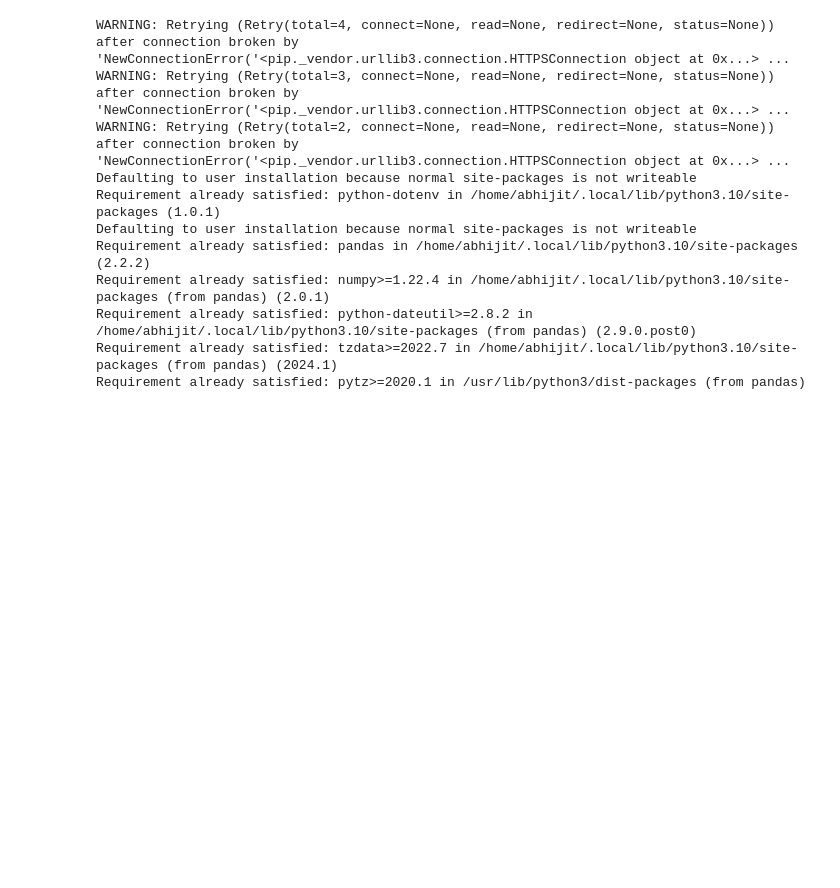
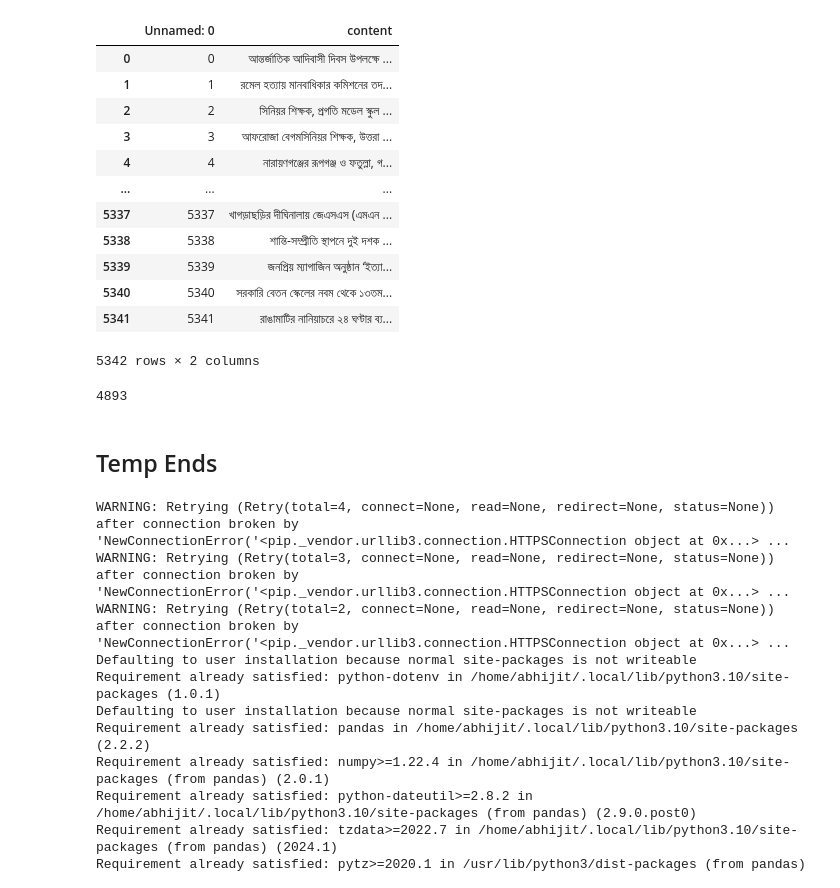
Before and after one commit to abj-paul/Representation-Discrimination-of-Ethnic-People-in-Bangladesh, a Jupyter notebook: few-shot-classification/Gemini_1_5.ipynb, the cells around one changed output. Saved outputs shown, nothing was run; the diff lists cells and outputs as text; code cells hidden in the pictures; blank space fills up the shorter version.

```diff
--- a/few-shot-classification/Gemini_1_5.ipynb
+++ b/few-shot-classification/Gemini_1_5.ipynb
@@ -1,3 +1,31 @@
+# %%
+import pandas as pd
+df = pd.read_csv("../annotation-tool/backend/ethnic_dataset_exp0_5342.csv")
+df
+# %% [output]
+|  | Unnamed: 0 | content |
+| 0 | 0 | আন্তর্জাতিক আদিবাসী দিবস উপলক্ষে ... |
+| 1 | 1 | রমেল হত্যায় মানবাধিকার কমিশনের তদ... |
+| 2 | 2 | সিনিয়র শিক্ষক, প্রগতি মডেল স্কুল ... |
+| 3 | 3 | আফরোজা বেগমসিনিয়র শিক্ষক, উত্তরা ... |
+| 4 | 4 | নারায়ণগঞ্জের রূপগঞ্জ ও ফতুল্লা, গ... |
+| ... | ... | ... |
+| 5337 | 5337 | খাগড়াছড়ির দীঘিনালায় জেএসএস (এমএন ... |
+| 5338 | 5338 | শান্তি-সম্প্রীতি স্থাপনে দুই দশক ... |
+| 5339 | 5339 | জনপ্রিয় ম্যাগাজিন অনুষ্ঠান ‘ইত্যা... |
+| 5340 | 5340 | সরকারি বেতন স্কেলের নবম থেকে ১৩তম... |
+| 5341 | 5341 | রাঙামাটির নানিয়াচরে ২৪ ঘণ্টার ব্য... |
+5342 rows × 2 columns
+# %%
+updated_articles = []
+for article in df["content"].values.tolist():
+    if "রাখাইন" not in article:
+        updated_articles.append(article)
+len(updated_articles)
+# %% [output]
+4893
+# %% [markdown]
+## Temp Ends
 # %%
 EXPERIMENT_IDENTIFIER = "exp2"
 # %%
```
Also changed, not shown: parts of 10 cells of this notebook, 4 other files.
